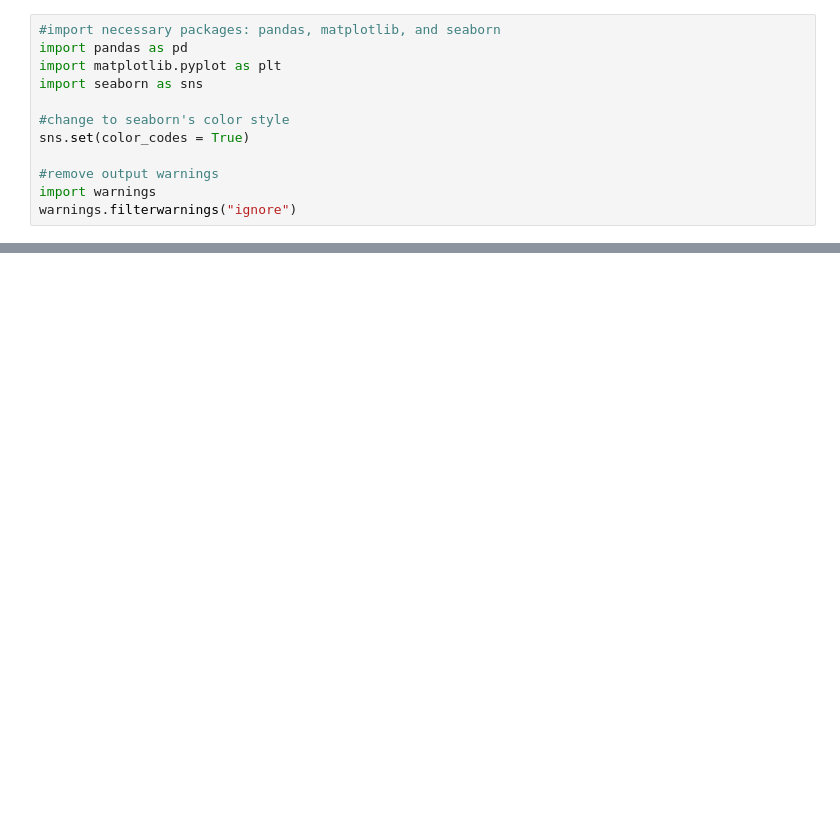
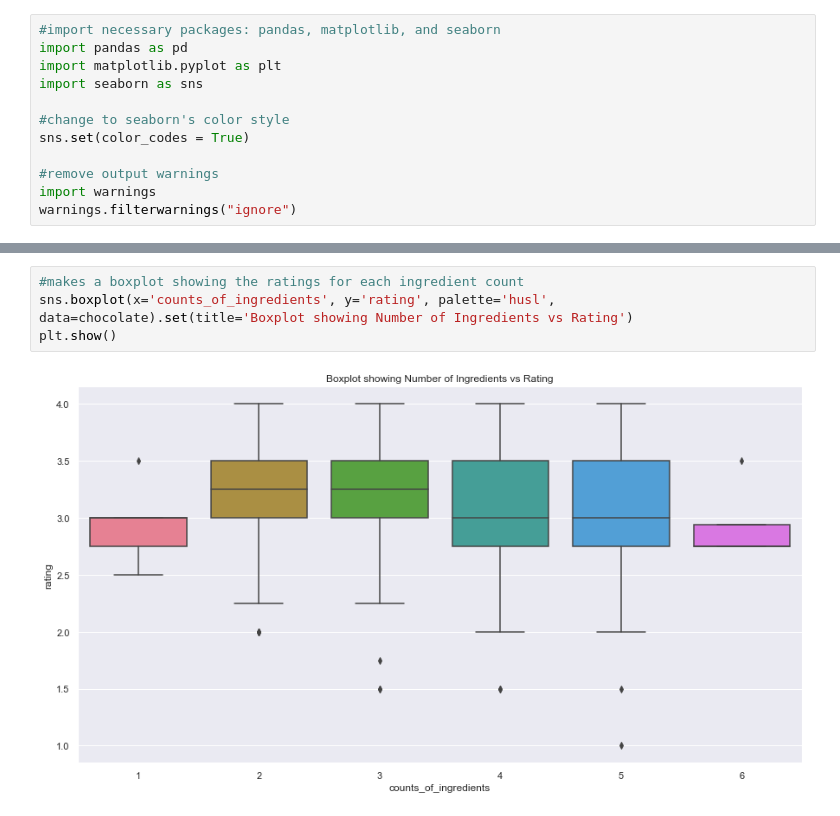
Before and after one commit to lwpondscum/CIS9660_Lab_1, a Jupyter notebook: CIS9660_Lab_1.ipynb, the cells around one changed output, grey strips where cells are left out. Cells and saved outputs as stored; diff of their text form; blank space fills up the shorter version.

```diff
--- a/CIS9660_Lab_1.ipynb
+++ b/CIS9660_Lab_1.ipynb
@@ -25,0 +42,6 @@ plt.show()
+# %%
+#makes a boxplot showing the ratings for each ingredient count
+sns.boxplot(x='counts_of_ingredients', y='rating', palette='husl', data=chocolate).set(title='Boxplot showing Number of Ingredients vs Rating')
+plt.show()
+# %% [output]
+[figure, added]
```
Also changed, not shown: parts of 10 cells of this notebook.
